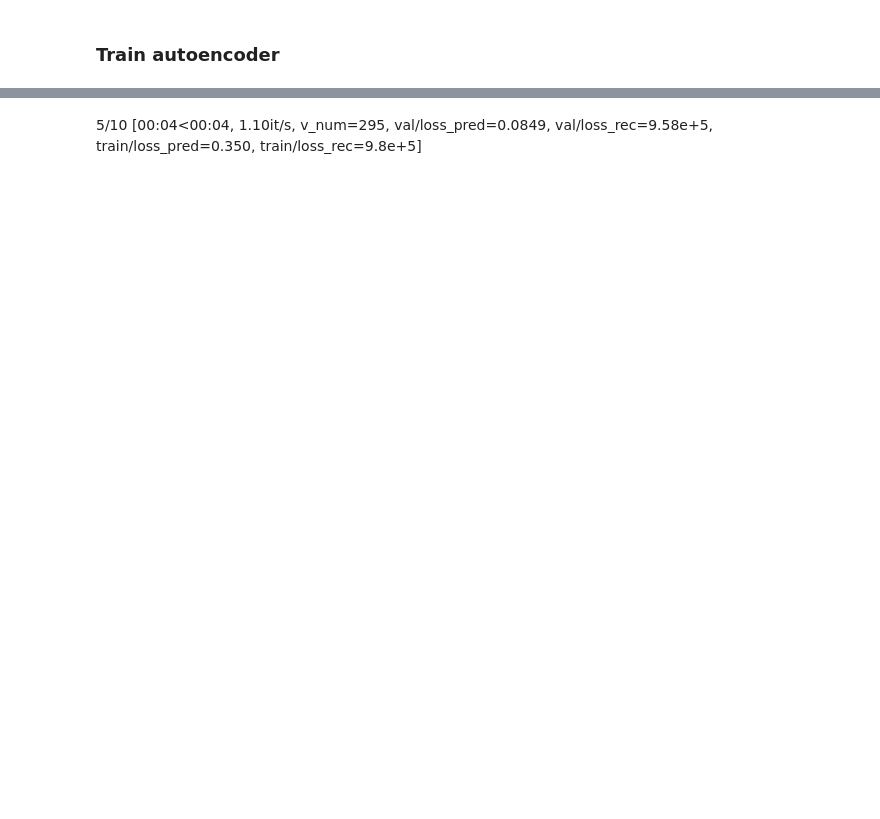
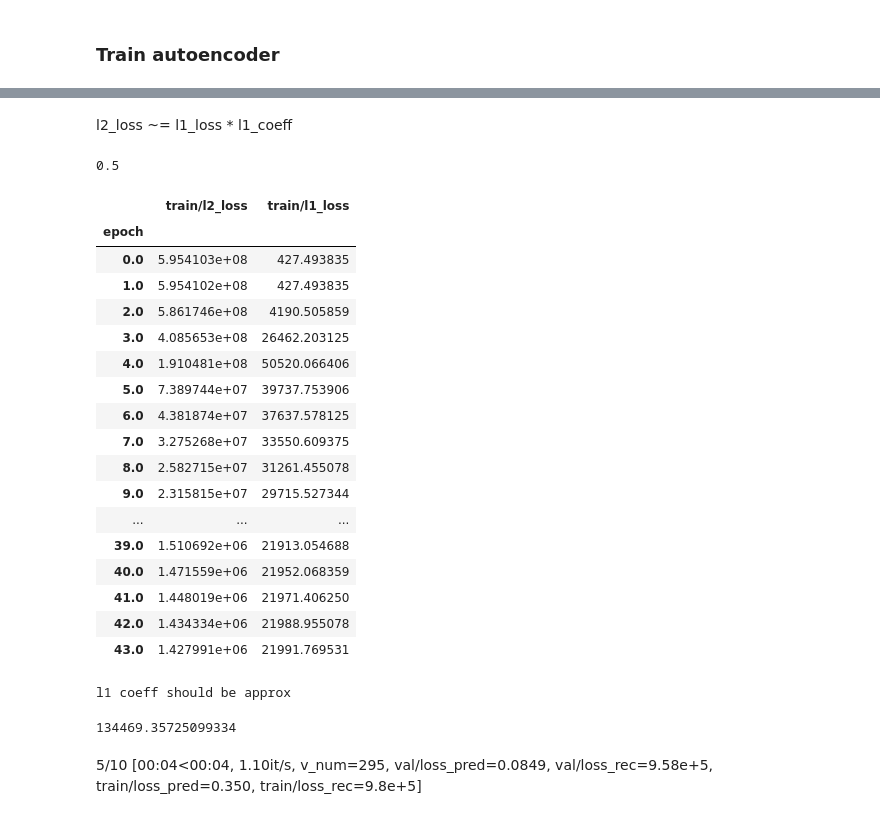
Before and after one commit to wassname/LoRA_are_lie_detectors, a Jupyter notebook: notebooks/11c_sae.ipynb, the cells around one changed output, grey strips where cells are left out. Cells and saved outputs as stored; diff of their text form; code cells hidden in the pictures; blank space fills up the shorter version.

```diff
--- a/notebooks/11c_sae.ipynb
+++ b/notebooks/11c_sae.ipynb
@@ -167,9 +167,9 @@ def prepare_ds(ds):
     return ds
 
 def load_file_to_dm(f, stage):
-    ds = Dataset.from_file(str(f1_val), in_memory=True).with_format("torch")
-    ds = filter_ds_to_known(ds, verbose=True, true_col='truth')
-    ds = prepare_ds(ds)
+    ds1 = Dataset.from_file(str(f1_val), in_memory=True).with_format("torch")
+    ds1 = filter_ds_to_known(ds1, verbose=True, true_col='truth')
+    ds = prepare_ds(ds1)
 
     # limit size
     MAX_SAMPLES = min(len(ds), MAX_ROWS*2)
@@ -177,6 +177,7 @@ def load_file_to_dm(f, stage):
 
     dm = ActivationDataModule(ds, f.stem, batch_size=batch_size, num_workers=0)
     dm.setup(stage)
+    dm.dm_orig = ds1
     return dm
 
 
@@ -427,7 +432,7 @@ net = PLAE(
     weight_decay=wd,
     # hs=64,
     dropout=0,
-    n_latent=16, # there will be layers * n_latent latent features
+    n_latent=256, # there will be layers * n_latent latent features
     l1_coeff=l1_coeff,
     importance_matrix=importance_matrix,
 )
@@ -544,0 +674,35 @@ df_hist['lr-AdamW'].plot()
+# %% [markdown]
+l2_loss ~= l1_loss * l1_coeff
+# %%
+l1_coeff
+# %% [output]
+0.5
+# %%
+df_hist[['train/l2_loss','train/l1_loss']]
+# %% [output]
+|  | train/l2_loss | train/l1_loss |
+| epoch |  |  |
+| 0.0 | 5.954103e+08 | 427.493835 |
+| 1.0 | 5.954102e+08 | 427.493835 |
+| 2.0 | 5.861746e+08 | 4190.505859 |
+| 3.0 | 4.085653e+08 | 26462.203125 |
+| 4.0 | 1.910481e+08 | 50520.066406 |
+| 5.0 | 7.389744e+07 | 39737.753906 |
+| 6.0 | 4.381874e+07 | 37637.578125 |
+| 7.0 | 3.275268e+07 | 33550.609375 |
+| 8.0 | 2.582715e+07 | 31261.455078 |
+| 9.0 | 2.315815e+07 | 29715.527344 |
+| ... | ... | ... |
+| 39.0 | 1.510692e+06 | 21913.054688 |
+| 40.0 | 1.471559e+06 | 21952.068359 |
+| 41.0 | 1.448019e+06 | 21971.406250 |
+| 42.0 | 1.434334e+06 | 21988.955078 |
+| 43.0 | 1.427991e+06 | 21991.769531 |
+# %%
+print('l1 coeff should be approx')
+ratio = df_hist['train/l2_loss']/df_hist['train/l1_loss']
+ratio = ratio[np.isfinite(ratio)]
+ratio.mean()/l1_coeff
+# %% [output]
+l1 coeff should be approx
+134469.35725099334
```
Also changed, not shown: parts of 28 cells of this notebook.
